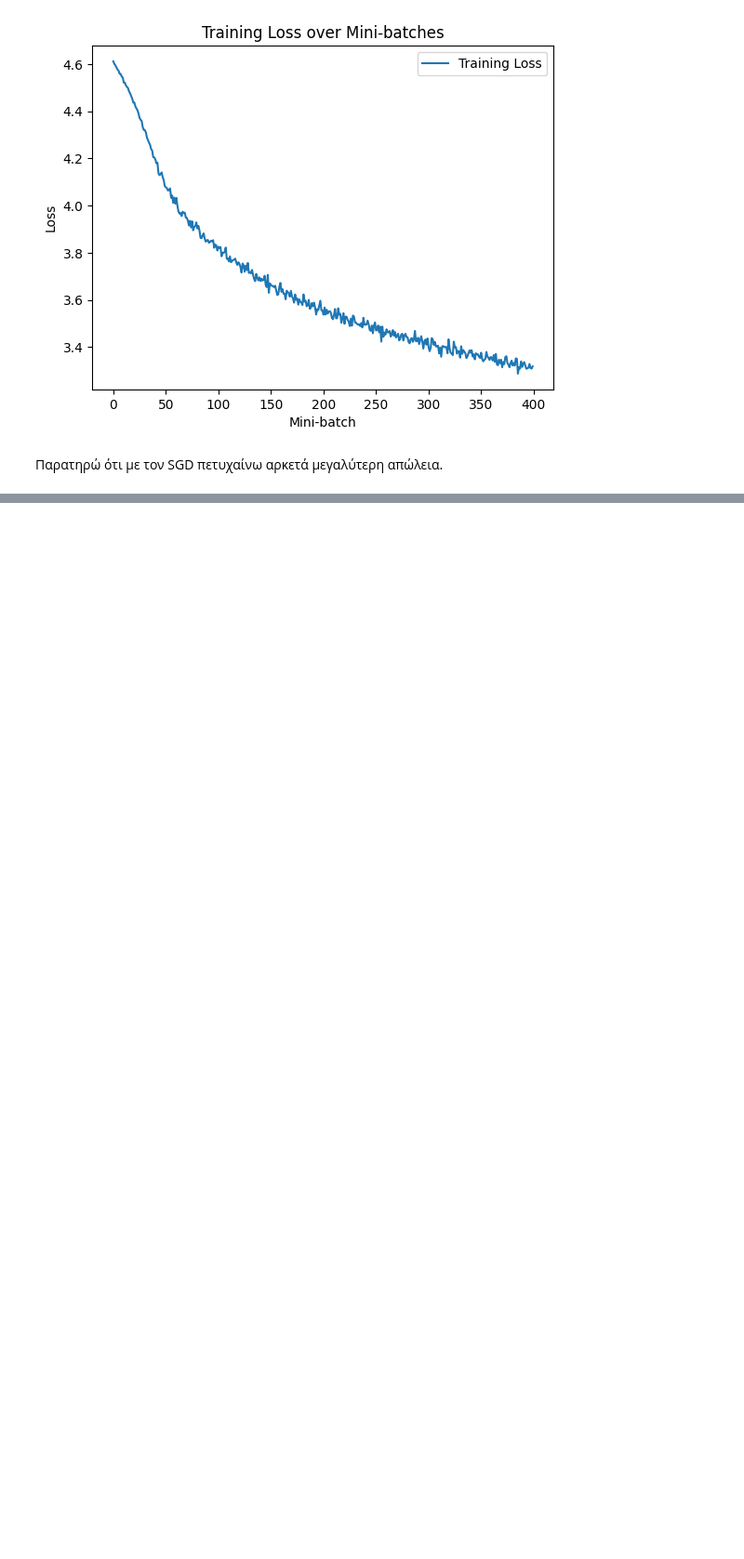
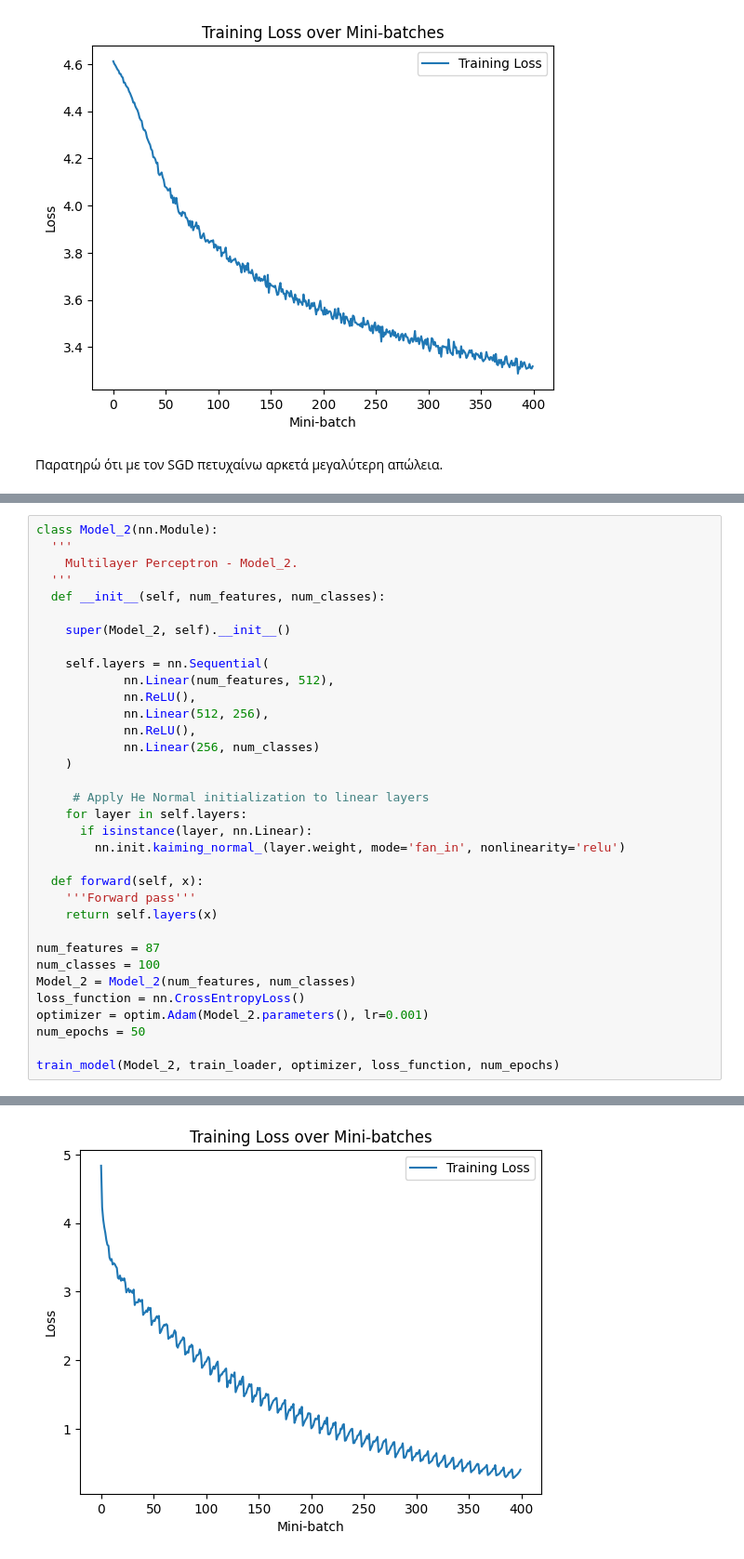
Before and after one commit to Stavroskiig/CNN-MLP-kNN-NC-CIFAR-100, a Jupyter notebook: NN_1st_assignment.ipynb, the cells around one changed output, grey strips where cells are left out. Shown at 93% size. Cells and saved outputs as stored; diff of their text form; blank space fills up the shorter version.

Commit message:
Add Model_2

```diff
--- a/NN_1st_assignment.ipynb
+++ b/NN_1st_assignment.ipynb
@@ -846,0 +856,35 @@ Training process has finished.
+# %%
+class Model_2(nn.Module):
+  '''
+    Multilayer Perceptron - Model_2.
+  '''
+  def __init__(self, num_features, num_classes):
+
+    super(Model_2, self).__init__()
+
+    self.layers = nn.Sequential(
+            nn.Linear(num_features, 512),
+            nn.ReLU(),
+            nn.Linear(512, 256),
+            nn.ReLU(),
+            nn.Linear(256, num_classes)
+    )
+
+     # Apply He Normal initialization to linear layers
+    for layer in self.layers:
+      if isinstance(layer, nn.Linear):
+        nn.init.kaiming_normal_(layer.weight, mode='fan_in', nonlinearity='relu')
+
+  def forward(self, x):
+    '''Forward pass'''
+    return self.layers(x)
+
+num_features = 87
+num_classes = 100
+Model_2 = Model_2(num_features, num_classes)
+loss_function = nn.CrossEntropyLoss()
+optimizer = optim.Adam(Model_2.parameters(), lr=0.001)
+num_epochs = 50
+
+train_model(Model_2, train_loader, optimizer, loss_function, num_epochs)
+# %% [output]
@@ -846,0 +908 @@ Training process has finished.
+[figure, added]
```
Also changed, not shown: parts of 8 cells of this notebook.
